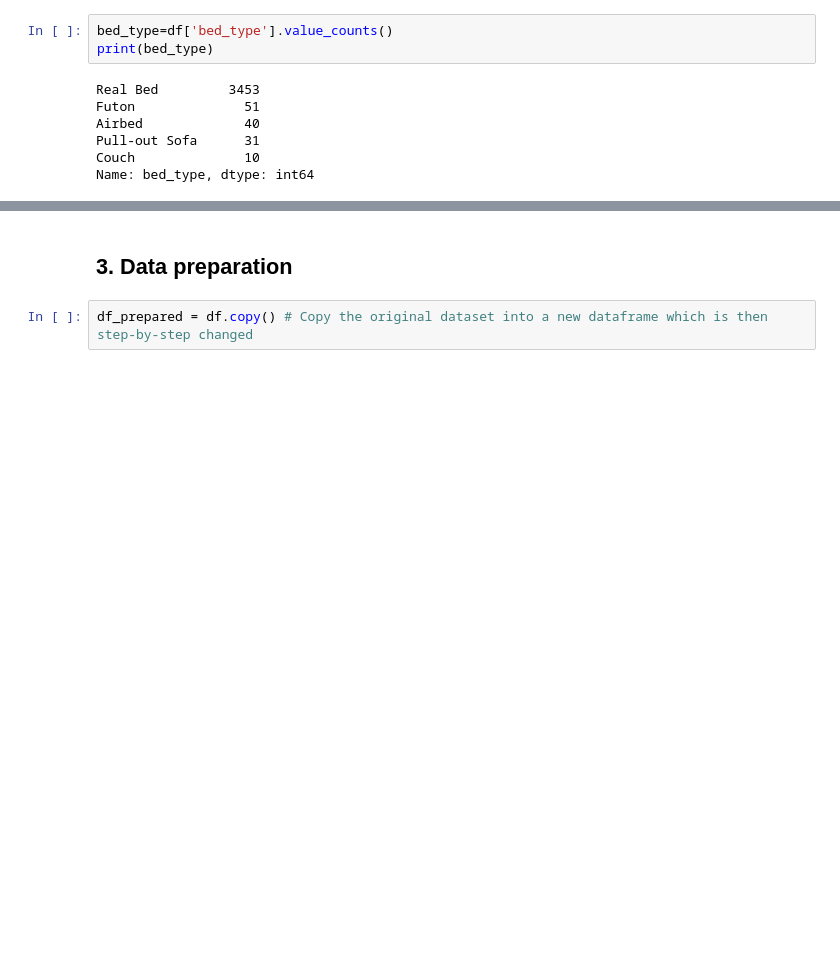
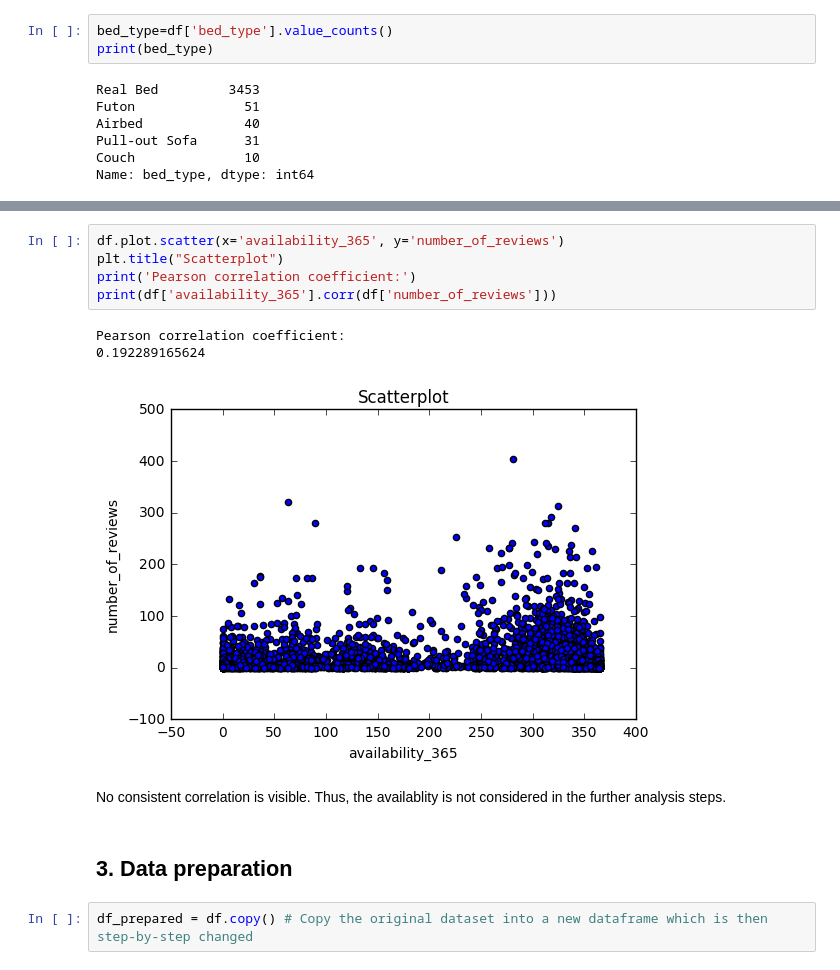
Before and after one commit to MiRoDS/DataScience_Project1, a Jupyter notebook: AirBNBAnalysis.ipynb, the cells around one changed output, grey strips where cells are left out. Saved outputs shown, nothing was run; the diff lists cells and outputs as text; blank space fills up the shorter version.

```diff
--- a/AirBNBAnalysis.ipynb
+++ b/AirBNBAnalysis.ipynb
@@ -232,3 +250,14 @@ Name: maximum_nights, Length: 85, dtype: int64
+# %%
+df.plot.scatter(x='availability_365', y='number_of_reviews')
+plt.title("Scatterplot")
+print('Pearson correlation coefficient:')
+print(df['availability_365'].corr(df['number_of_reviews']))
+# %% [output]
+Pearson correlation coefficient:
+0.192289165624
+[figure, added]
+# %% [markdown]
+No consistent correlation is visible. Thus, the availablity is not considered in the further analysis steps.
 # %% [markdown]
 ## 3. Data preparation
 # %%
```
Also changed, not shown: parts of 29 cells of this notebook.
